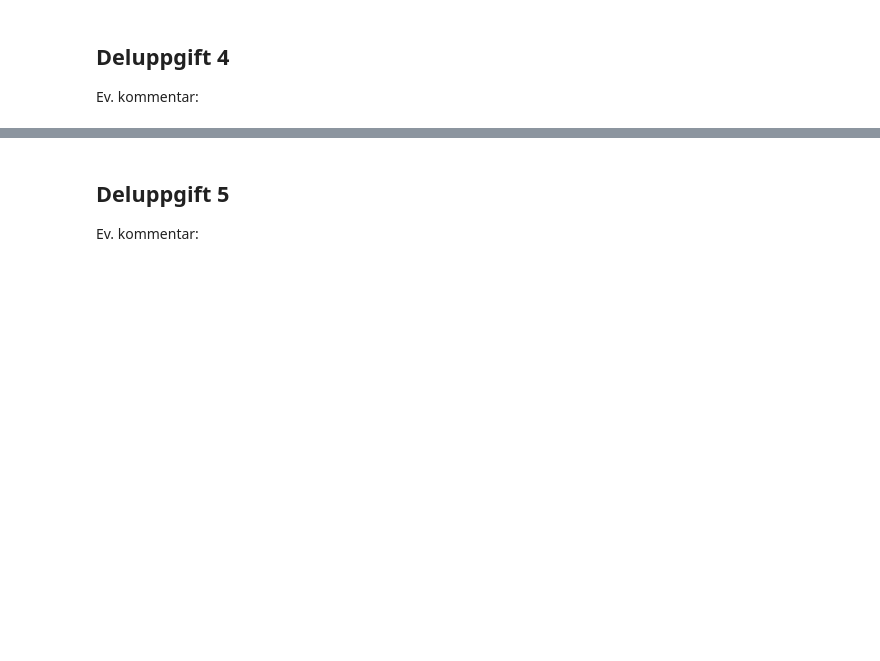
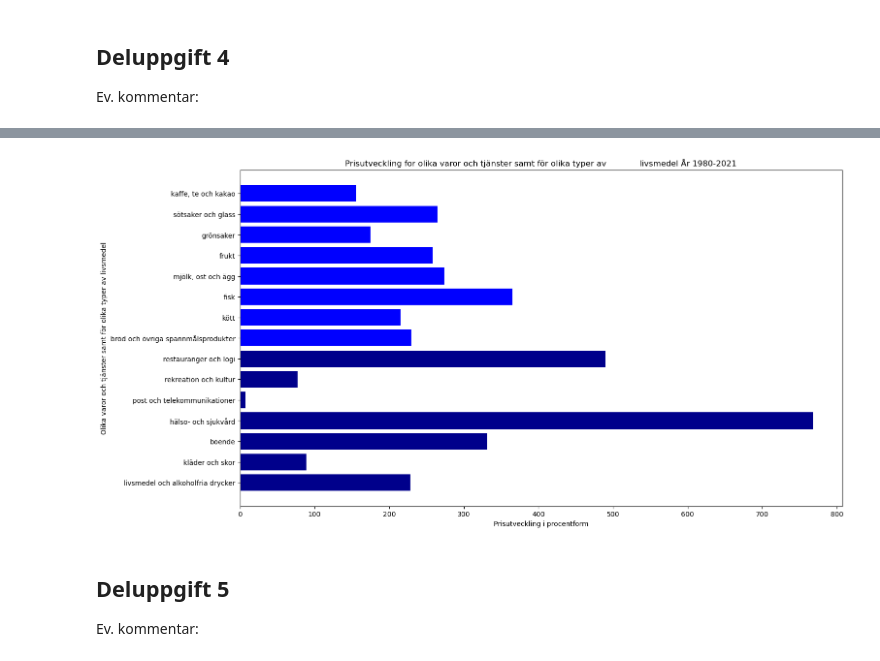
Before and after one commit to LarsCJensen/PythonHB, a Jupyter notebook: Svarsfil_inluppg_1122_A237TG.ipynb, the cells around one changed output, grey strips where cells are left out. Cells and saved outputs as stored; diff of their text form; code cells hidden in the pictures; blank space fills up the shorter version.

```diff
--- a/Svarsfil_inluppg_1122_A237TG.ipynb
+++ b/Svarsfil_inluppg_1122_A237TG.ipynb
@@ -166,3 +168,69 @@ plot_data(livsmedelData)
 # %% [markdown]
 ## Deluppgift 4
 Ev. kommentar:
+# %%
+# Hjälpmetod för att räkna ut prisförändringen över tid
+def _get_price_diff_for_category(values):
+    # Vi subtraherar sista värdet med första värdet för att få reda på skillnaden
+    return float(values[len(values) - 1]) - float(values[0])
+
+
+def print_price_over_time(list_of_data):
+    title = ""
+    title2 = "Prisutvecklingen i procentform"
+    print("+----------------------------------------------------------------------+")
+    # Tar reda på vilken data och anpassar rubriker
+    if "livsmedel" in list_of_data[1][0]:
+        title = "Kategorier av varor och tjänster"
+    else:
+        title = "Kategorier olika typer av livsmedel"
+    # Skriv ut rubrikerna
+    print(f"|{title:<40}|{title2:<15}")
+    # Skippa första raden med kollumnnamn
+    for row in list_of_data[1:]:
+        price_diff = _get_price_diff_for_category(row[1:])
+        # Skriv ut kategorin, vänsterställd 40 tecken lång och skillnaden med två decimaler
+        print(f"|{row[0]:<40}|{price_diff:<15.2f}")
+
+
+def plot_price_over_time():
+    groceries_categories = []
+    groceries_price_changes = []
+    # Hämta ut kategorier och prisutveckling för livsmedeldata
+    for row in livsmedelData[1:]:
+        groceries_categories.append(row[0])
+        groceries_price_changes.append(_get_price_diff_for_category(row[1:]))
+
+    services_categories = []
+    services_price_changes = []
+    # Hämta ut kategorier och prisutveckling för tjänster
+    for row in tjansteData[1:]:
+        services_categories.append(row[0])
+        services_price_changes.append(_get_price_diff_for_category(row[1:]))
+
+    # Sätt storleken på plotytan
+    fig, ax = plt.subplots(figsize=(16, 9))
+
+    # Ta fram start och slutår och ha i titeln
+    plt.title(
+        f"Prisutveckling for olika varor och tjänster samt för olika typer av \
+            livsmedel År {tjansteData[0][1]}-{tjansteData[0][len(tjansteData[0])-1]}"
+    )
+    plt.xlabel("Prisutveckling i procentform")
+    plt.ylabel("Olika varor och tjänster samt för olika typer av livsmedel")
+
+    # Skapa en horizontell bar med livsmedel
+    ax.barh(groceries_categories, groceries_price_changes, color="darkblue")
+
+    # Skapa en horizontell bar med tjänstedata
+    ax.barh(services_categories, services_price_changes, color="blue")
+
+
+    plt.show()
+
+
+print_price_over_time(livsmedelData)
+print_price_over_time(tjansteData)
+
+plot_price_over_time()
+# %% [output]
@@ -169,3 +256,4 @@ Ev. kommentar:
+[figure, added]
 # %% [markdown]
 ## Deluppgift 5
 Ev. kommentar:
```
Also changed, not shown: parts of 2 cells of this notebook, 1 other file.
